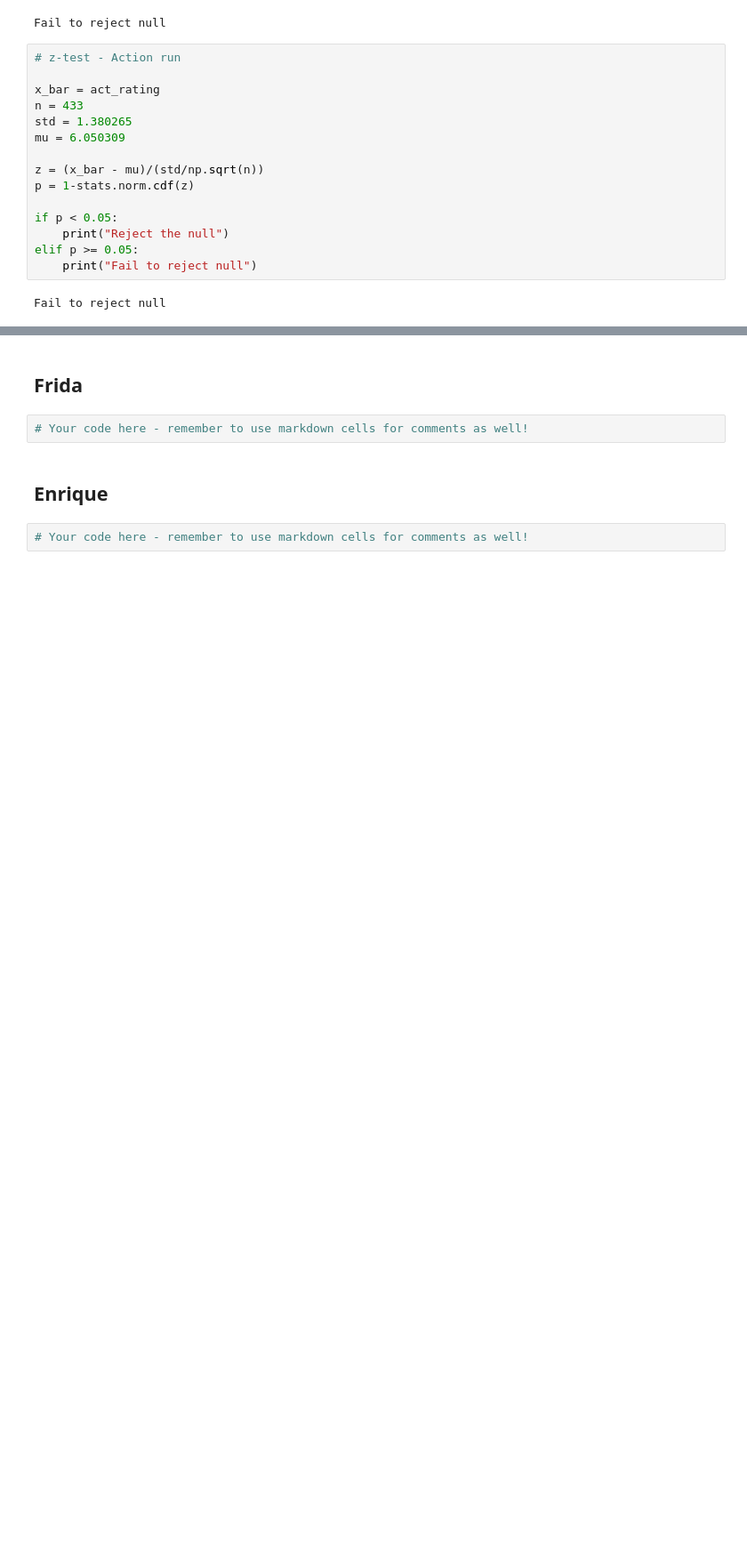
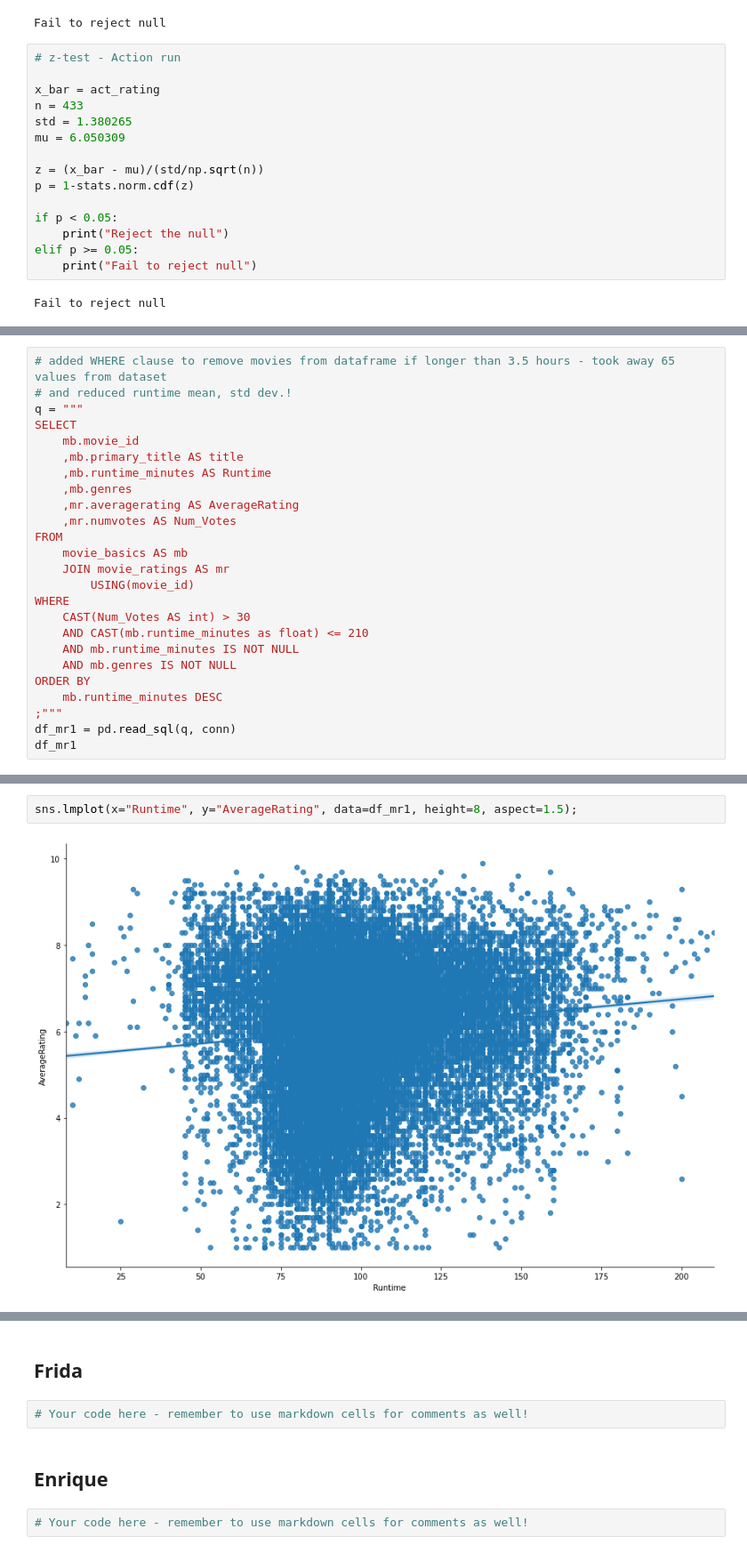
Before and after one commit to mfFrida/Capstone-Project-Semester-1, a Jupyter notebook: student.ipynb, the cells around one changed output, grey strips where cells are left out. Shown at 89% size. Drawn from its saved outputs; the diff is of its cells as text; blank space fills up the shorter version.

```diff
--- a/student.ipynb
+++ b/student.ipynb
@@ -1402,0 +1403,25 @@ Fail to reject null
+# %%
+# added WHERE clause to remove movies from dataframe if longer than 3.5 hours - took away 65 values from dataset
+# and reduced runtime mean, std dev.!
+q = """
+SELECT
+    mb.movie_id
+    ,mb.primary_title AS title
+    ,mb.runtime_minutes AS Runtime
+    ,mb.genres
+    ,mr.averagerating AS AverageRating
+    ,mr.numvotes AS Num_Votes
+FROM
+    movie_basics AS mb
+    JOIN movie_ratings AS mr
+        USING(movie_id)
+WHERE
+    CAST(Num_Votes AS int) > 30
+    AND CAST(mb.runtime_minutes as float) <= 210
+    AND mb.runtime_minutes IS NOT NULL
+    AND mb.genres IS NOT NULL
+ORDER BY
+    mb.runtime_minutes DESC
+;"""
+df_mr1 = pd.read_sql(q, conn)
+df_mr1
@@ -1402,0 +1442,4 @@ Fail to reject null
+# %%
+sns.lmplot(x="Runtime", y="AverageRating", data=df_mr1, height=8, aspect=1.5);
+# %% [output]
+[figure, added]
```
Also changed, not shown: parts of 12 cells of this notebook.
